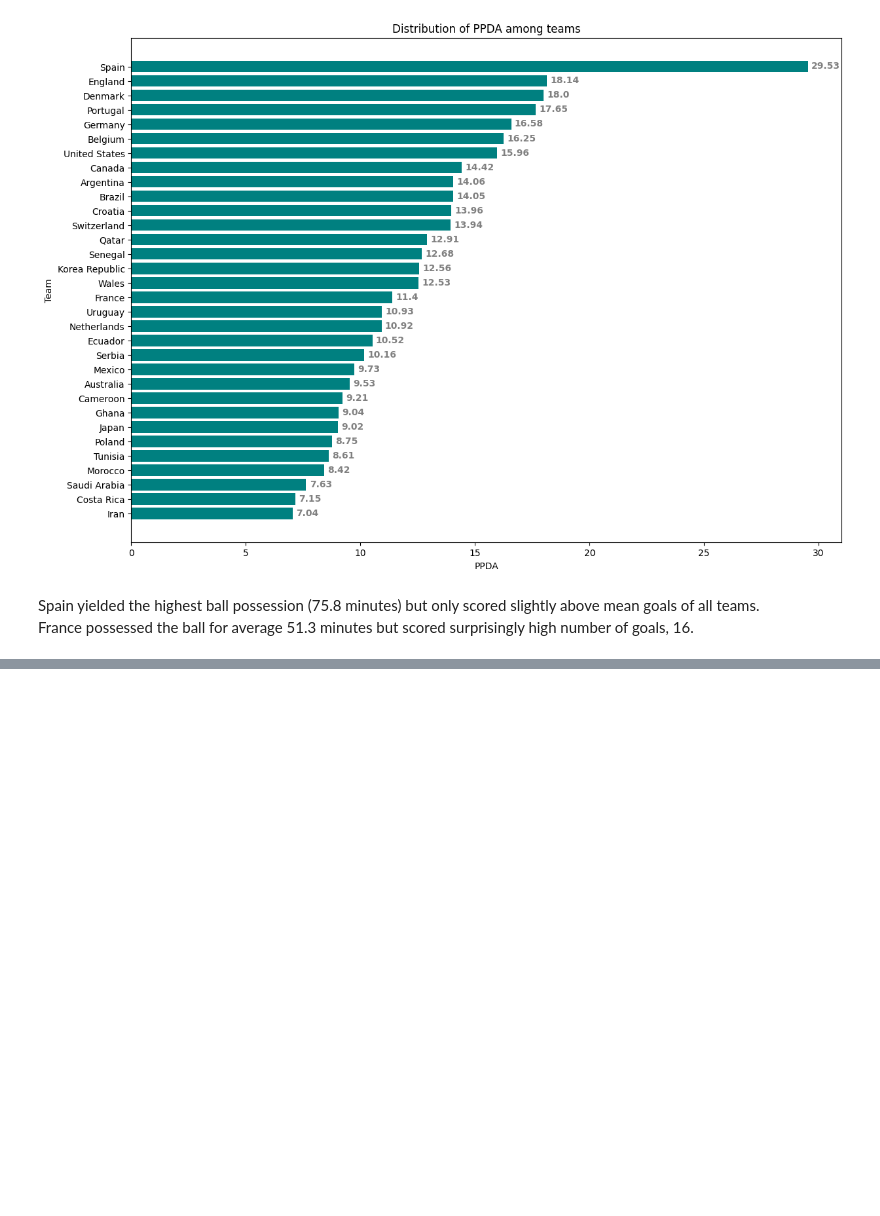
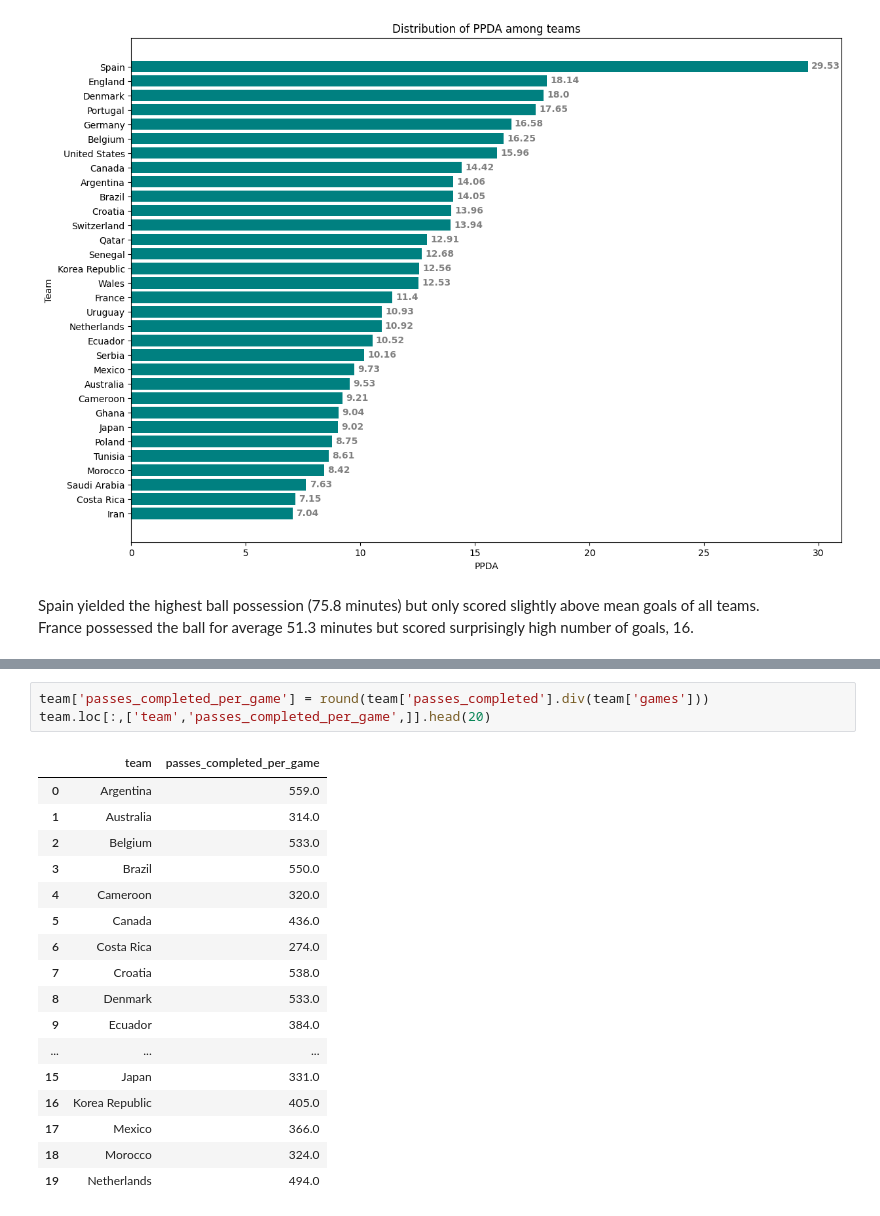
Before and after one commit to RayNguyent/World_Cup_2022, a Jupyter notebook: report.ipynb, the cells around one changed output, grey strips where cells are left out. Drawn from its saved outputs; the diff is of its cells as text; blank space fills up the shorter version.

```diff
--- a/report.ipynb
+++ b/report.ipynb
@@ -132,0 +150,21 @@ np.mean( team['goals'])
+# %%
+team['passes_completed_per_game'] = round(team['passes_completed'].div(team['games']))
+team.loc[:,['team','passes_completed_per_game',]].head(20)
+# %% [output]
+|  | team | passes_completed_per_game |
+| 0 | Argentina | 559.0 |
+| 1 | Australia | 314.0 |
+| 2 | Belgium | 533.0 |
+| 3 | Brazil | 550.0 |
+| 4 | Cameroon | 320.0 |
+| 5 | Canada | 436.0 |
+| 6 | Costa Rica | 274.0 |
+| 7 | Croatia | 538.0 |
+| 8 | Denmark | 533.0 |
+| 9 | Ecuador | 384.0 |
+| ... | ... | ... |
+| 15 | Japan | 331.0 |
+| 16 | Korea Republic | 405.0 |
+| 17 | Mexico | 366.0 |
+| 18 | Morocco | 324.0 |
+| 19 | Netherlands | 494.0 |
```
Also changed, not shown: parts of 4 cells of this notebook.
